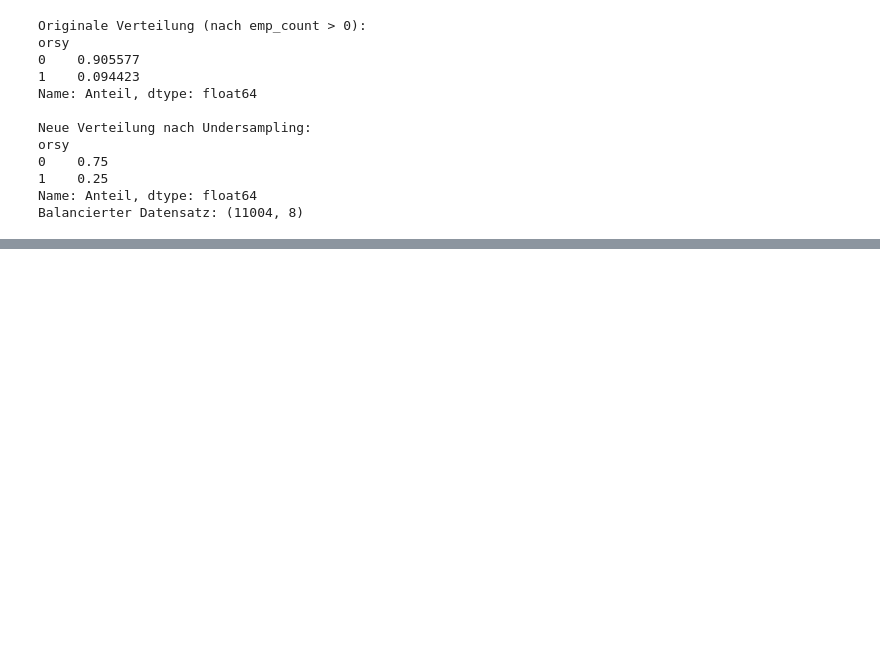
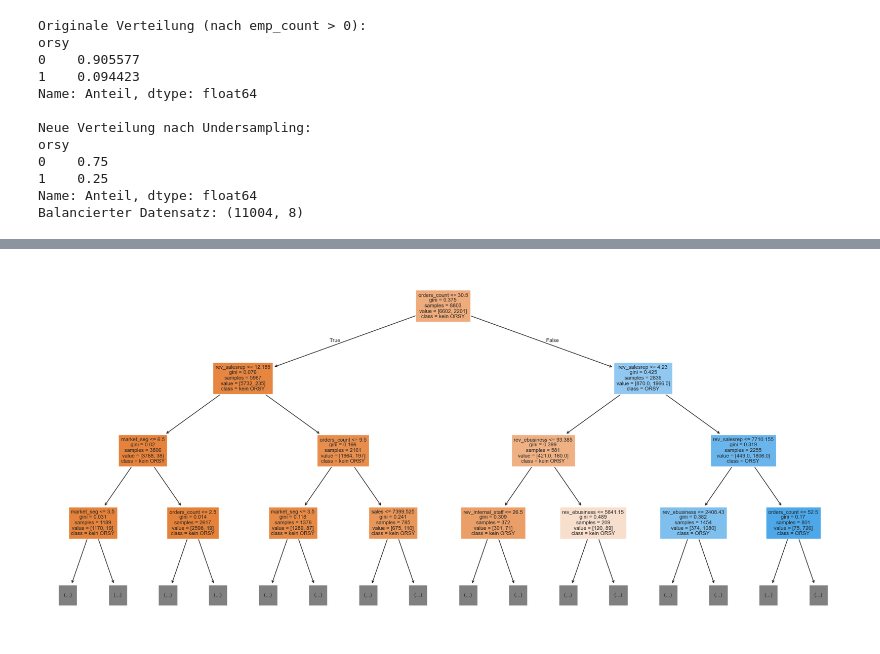
Before and after one commit to rzabler/Wuerth_projekt, a Jupyter notebook: notebooks/Mod2.ipynb, the cells around one changed output, grey strips where cells are left out. Saved outputs shown, nothing was run; the diff lists cells and outputs as text; code cells hidden in the pictures; blank space fills up the shorter version.

```diff
--- a/notebooks/Mod2.ipynb
+++ b/notebooks/Mod2.ipynb
@@ -150,0 +242,13 @@ Balancierter Datensatz: (11004, 8)
+# %%
+plt.figure(figsize=(22,10))
+plot_tree(
+    tree,
+    feature_names=features,
+    class_names=["kein ORSY", "ORSY"],
+    filled=True,
+    fontsize=8,
+    max_depth=3  # nur oberste Ebenen, sonst wird's zu groß
+)
+plt.show()
+# %% [output]
+[figure, added]
```
Also changed, not shown: parts of 5 cells of this notebook, 1 other file.
